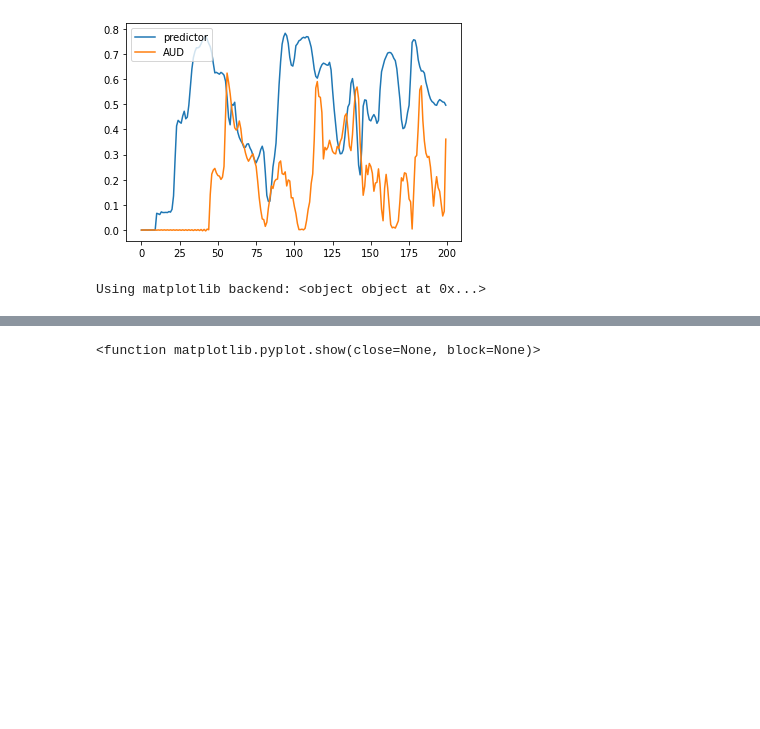
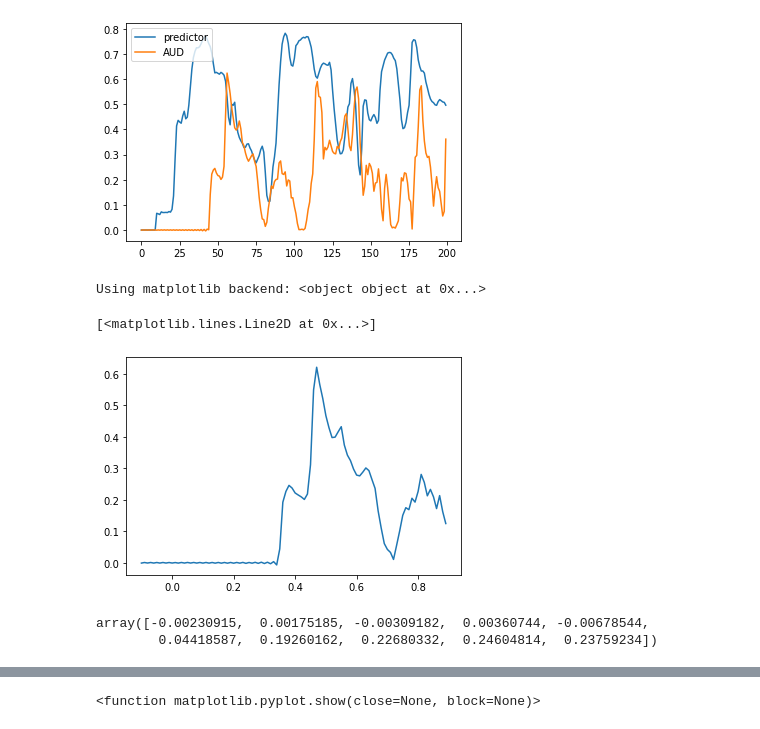
Before and after one commit to jeonghwa-cho/trf, a Jupyter notebook: estimate_trfs_LittlePrince.ipynb, the cells around one changed output, grey strips where cells are left out. Drawn from its saved outputs; the diff is of its cells as text; code cells hidden in the pictures; blank space fills up the shorter version.

```diff
--- a/estimate_trfs_LittlePrince.ipynb
+++ b/estimate_trfs_LittlePrince.ipynb
@@ -365,3 +389,15 @@ plt.show()
 # TODO: AUTOMATE shifting using mutual information across time lags
 # %% [output]
 Using matplotlib backend: <object object at 0x...>
+# %%
+y = aud_downsampled.get_data()[0][0][0:100]
+t = aud_downsampled.times[0:100]
+plt.plot(t, y)
+# %% [output]
+[<matplotlib.lines.Line2D at 0x...>]
+[figure, added]
+# %%
+aud_downsampled.get_data()[0][0][40:50]
+# %% [output]
+array([-0.00230915,  0.00175185, -0.00309182,  0.00360744, -0.00678544,
+        0.04418587,  0.19260162,  0.22680332,  0.24604814,  0.23759234])
```
Also changed, not shown: parts of 19 cells of this notebook.
